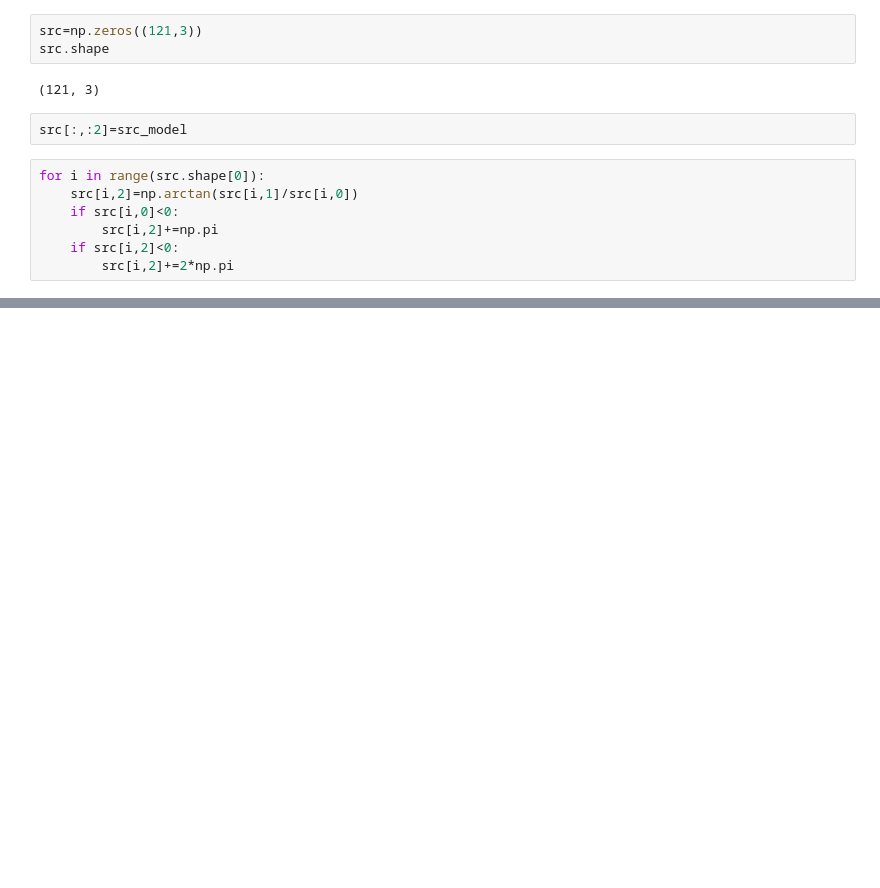
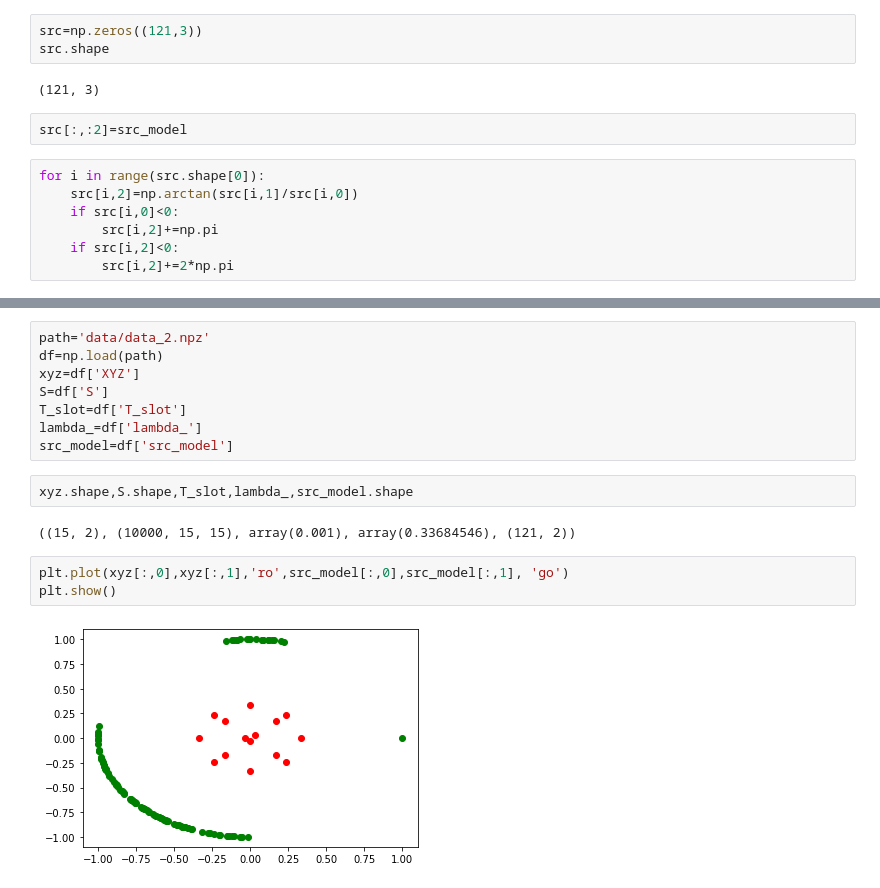
Before and after one commit to HaoxinSEU/SSP_beamforming, a Jupyter notebook: doa.ipynb, the cells around one changed output, grey strips where cells are left out. Saved outputs shown, nothing was run; the diff lists cells and outputs as text; blank space fills up the shorter version.

```diff
--- a/doa.ipynb
+++ b/doa.ipynb
@@ -210,0 +135,17 @@ plt.show()
+# %%
+path='data/data_2.npz'
+df=np.load(path)
+xyz=df['XYZ']
+S=df['S']
+T_slot=df['T_slot']
+lambda_=df['lambda_']
+src_model=df['src_model']
+# %%
+xyz.shape,S.shape,T_slot,lambda_,src_model.shape
+# %% [output]
+((15, 2), (10000, 15, 15), array(0.001), array(0.33684546), (121, 2))
+# %%
+plt.plot(xyz[:,0],xyz[:,1],'ro',src_model[:,0],src_model[:,1], 'go')
+plt.show()
+# %% [output]
+[figure, added]
```
Also changed, not shown: parts of 35 cells of this notebook, 4 other files.
